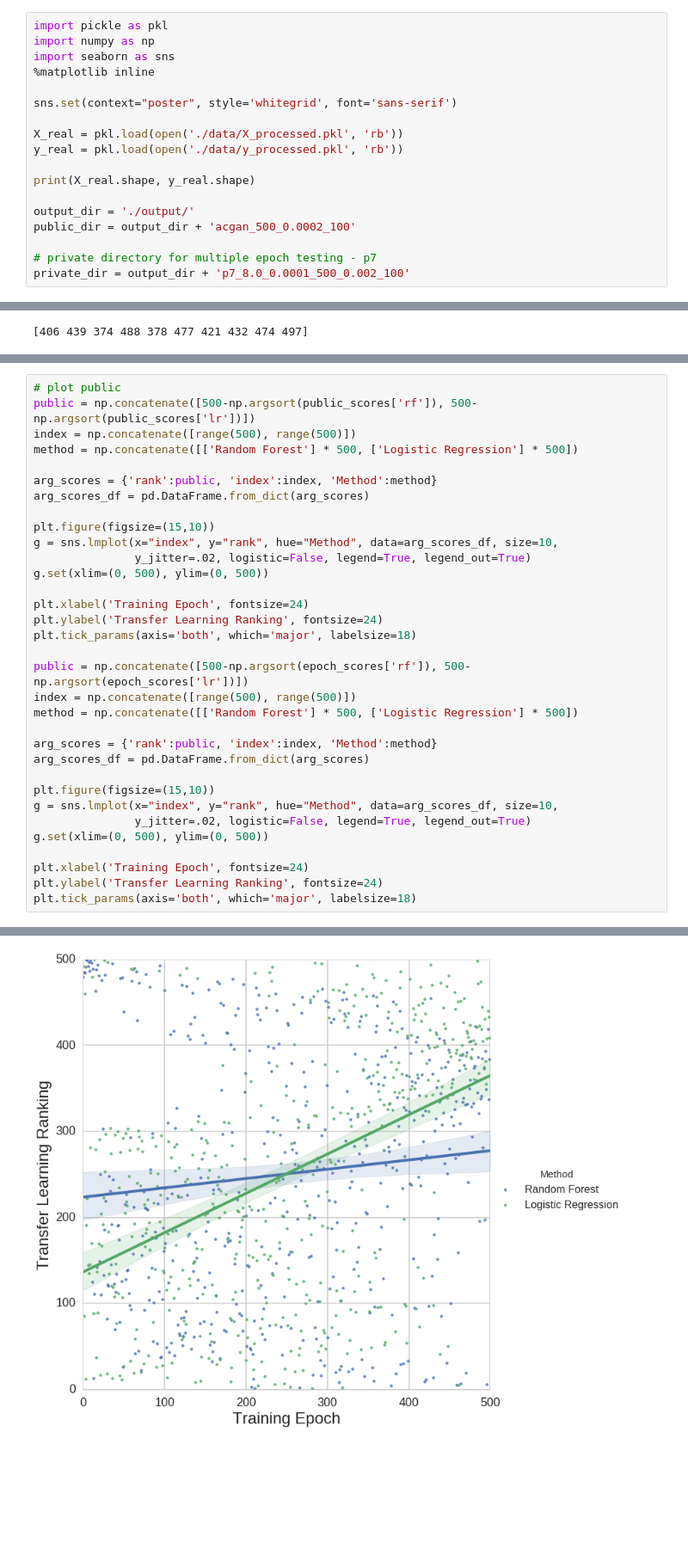
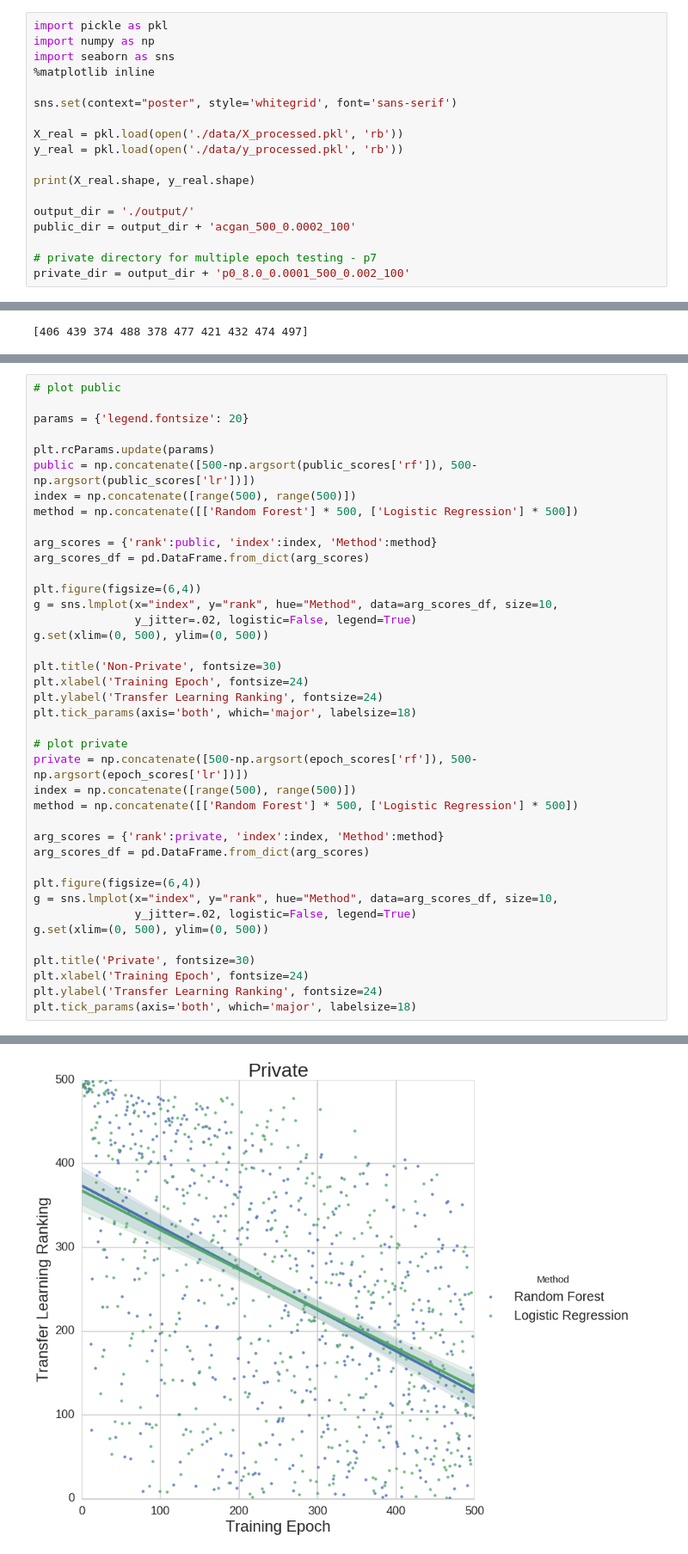
Before and after one commit to greenelab/SPRINT_gan, a Jupyter notebook: Analysis.ipynb, the cells around one changed output, grey strips where cells are left out. Shown at 86% size. Drawn from its saved outputs; the diff is of its cells as text; blank space fills up the shorter version.

```diff
--- a/Analysis.ipynb
+++ b/Analysis.ipynb
@@ -15,7 +15,7 @@ output_dir = './output/'
 public_dir = output_dir + 'acgan_500_0.0002_100'
 
 # private directory for multiple epoch testing - p7
-private_dir = output_dir + 'p7_8.0_0.0001_500_0.002_100'
+private_dir = output_dir + 'p0_8.0_0.0001_500_0.002_100'
 # %% [output]
 ((6502, 3, 12), (6502,))
 # %%
@@ -147,5 +133,9 @@ print(rf_clean_scores, lr_clean_scores)
 # %%
 # plot public
+
+params = {'legend.fontsize': 20}
+
+plt.rcParams.update(params)
 public = np.concatenate([500-np.argsort(public_scores['rf']), 500-np.argsort(public_scores['lr'])])
 index = np.concatenate([range(500), range(500)])
 method = np.concatenate([['Random Forest'] * 500, ['Logistic Regression'] * 500])
@@ -153,27 +143,30 @@ method = np.concatenate([['Random Forest'] * 500, ['Logistic Regression'] * 500]
 arg_scores = {'rank':public, 'index':index, 'Method':method}
 arg_scores_df = pd.DataFrame.from_dict(arg_scores)
 
-plt.figure(figsize=(15,10))
+plt.figure(figsize=(6,4))
 g = sns.lmplot(x="index", y="rank", hue="Method", data=arg_scores_df, size=10,
-               y_jitter=.02, logistic=False, legend=True, legend_out=True)
+               y_jitter=.02, logistic=False, legend=True)
 g.set(xlim=(0, 500), ylim=(0, 500))
 
+plt.title('Non-Private', fontsize=30)
 plt.xlabel('Training Epoch', fontsize=24)
 plt.ylabel('Transfer Learning Ranking', fontsize=24)
 plt.tick_params(axis='both', which='major', labelsize=18)
 
-public = np.concatenate([500-np.argsort(epoch_scores['rf']), 500-np.argsort(epoch_scores['lr'])])
+# plot private
+private = np.concatenate([500-np.argsort(epoch_scores['rf']), 500-np.argsort(epoch_scores['lr'])])
 index = np.concatenate([range(500), range(500)])
 method = np.concatenate([['Random Forest'] * 500, ['Logistic Regression'] * 500])
 
-arg_scores = {'rank':public, 'index':index, 'Method':method}
+arg_scores = {'rank':private, 'index':index, 'Method':method}
 arg_scores_df = pd.DataFrame.from_dict(arg_scores)
 
-plt.figure(figsize=(15,10))
+plt.figure(figsize=(6,4))
 g = sns.lmplot(x="index", y="rank", hue="Method", data=arg_scores_df, size=10,
-               y_jitter=.02, logistic=False, legend=True, legend_out=True)
+               y_jitter=.02, logistic=False, legend=True)
 g.set(xlim=(0, 500), ylim=(0, 500))
 
+plt.title('Private', fontsize=30)
 plt.xlabel('Training Epoch', fontsize=24)
 plt.ylabel('Transfer Learning Ranking', fontsize=24)
 plt.tick_params(axis='both', which='major', labelsize=18)
@@ -183,2 +176,2 @@ plt.tick_params(axis='both', which='major', labelsize=18)
 <matplotlib.figure.Figure at 0x...>
-[figure, old version]
+[figure, new version]
```
Also changed, not shown: parts of 20 cells of this notebook, 4 other files.
